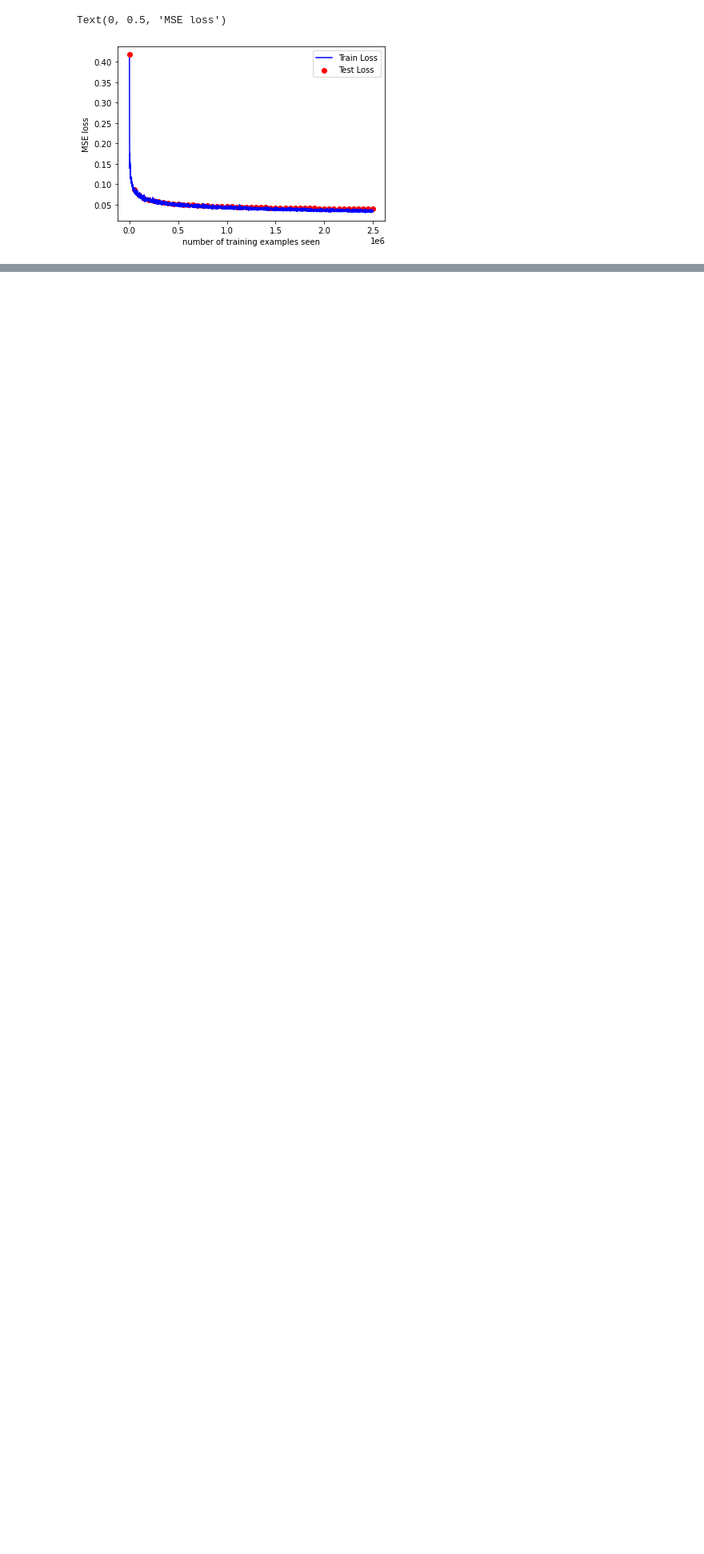
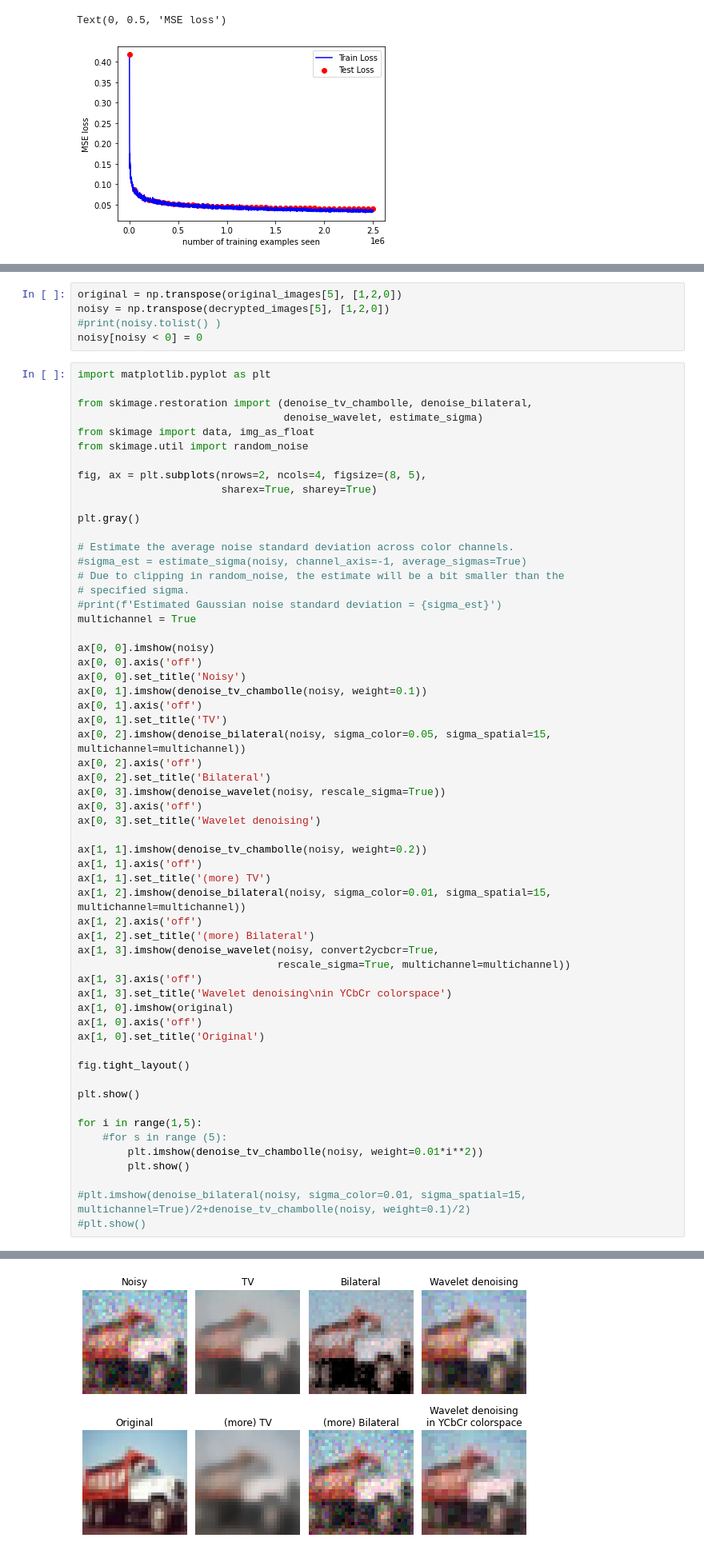
Before and after one commit to caixunshiren/One_hot_net, a Jupyter notebook: PUF_application_CIFAR10.ipynb, the cells around one changed output, grey strips where cells are left out. Shown at 80% size. Drawn from its saved outputs; the diff is of its cells as text; blank space fills up the shorter version.

Commit message:
tried denoising algorithms

```diff
--- a/PUF_application_CIFAR10.ipynb
+++ b/PUF_application_CIFAR10.ipynb
@@ -331,0 +378,64 @@ Clipping input data to the valid range for imshow with RGB data ([0..1] for floa
+# %%
+original = np.transpose(original_images[5], [1,2,0])
+noisy = np.transpose(decrypted_images[5], [1,2,0])
+#print(noisy.tolist() )
+noisy[noisy < 0] = 0
+# %%
+import matplotlib.pyplot as plt
+
+from skimage.restoration import (denoise_tv_chambolle, denoise_bilateral,
+                                 denoise_wavelet, estimate_sigma)
+from skimage import data, img_as_float
+from skimage.util import random_noise
+
+fig, ax = plt.subplots(nrows=2, ncols=4, figsize=(8, 5),
+                       sharex=True, sharey=True)
+
+plt.gray()
+
+# Estimate the average noise standard deviation across color channels.
+#sigma_est = estimate_sigma(noisy, channel_axis=-1, average_sigmas=True)
+# Due to clipping in random_noise, the estimate will be a bit smaller than the
+# specified sigma.
+#print(f'Estimated Gaussian noise standard deviation = {sigma_est}')
+multichannel = True
+
+ax[0, 0].imshow(noisy)
+ax[0, 0].axis('off')
+ax[0, 0].set_title('Noisy')
+ax[0, 1].imshow(denoise_tv_chambolle(noisy, weight=0.1))
+ax[0, 1].axis('off')
+ax[0, 1].set_title('TV')
+ax[0, 2].imshow(denoise_bilateral(noisy, sigma_color=0.05, sigma_spatial=15, multichannel=multichannel))
+ax[0, 2].axis('off')
+ax[0, 2].set_title('Bilateral')
+ax[0, 3].imshow(denoise_wavelet(noisy, rescale_sigma=True))
+ax[0, 3].axis('off')
+ax[0, 3].set_title('Wavelet denoising')
+
+ax[1, 1].imshow(denoise_tv_chambolle(noisy, weight=0.2))
+ax[1, 1].axis('off')
+ax[1, 1].set_title('(more) TV')
+ax[1, 2].imshow(denoise_bilateral(noisy, sigma_color=0.01, sigma_spatial=15, multichannel=multichannel))
+ax[1, 2].axis('off')
+ax[1, 2].set_title('(more) Bilateral')
+ax[1, 3].imshow(denoise_wavelet(noisy, convert2ycbcr=True,
+                                rescale_sigma=True, multichannel=multichannel))
+ax[1, 3].axis('off')
+ax[1, 3].set_title('Wavelet denoising\nin YCbCr colorspace')
+ax[1, 0].imshow(original)
+ax[1, 0].axis('off')
+ax[1, 0].set_title('Original')
+
+fig.tight_layout()
+
+plt.show()
+
+for i in range(1,5):
+    #for s in range (5):
+        plt.imshow(denoise_tv_chambolle(noisy, weight=0.01*i**2))
+        plt.show()
+
+#plt.imshow(denoise_bilateral(noisy, sigma_color=0.01, sigma_spatial=15, multichannel=True)/2+denoise_tv_chambolle(noisy, weight=0.1)/2)
+#plt.show()
+# %% [output]
@@ -331,0 +446 @@ Clipping input data to the valid range for imshow with RGB data ([0..1] for floa
+[figure, added]
```
Also changed, not shown: parts of 11 cells of this notebook.
